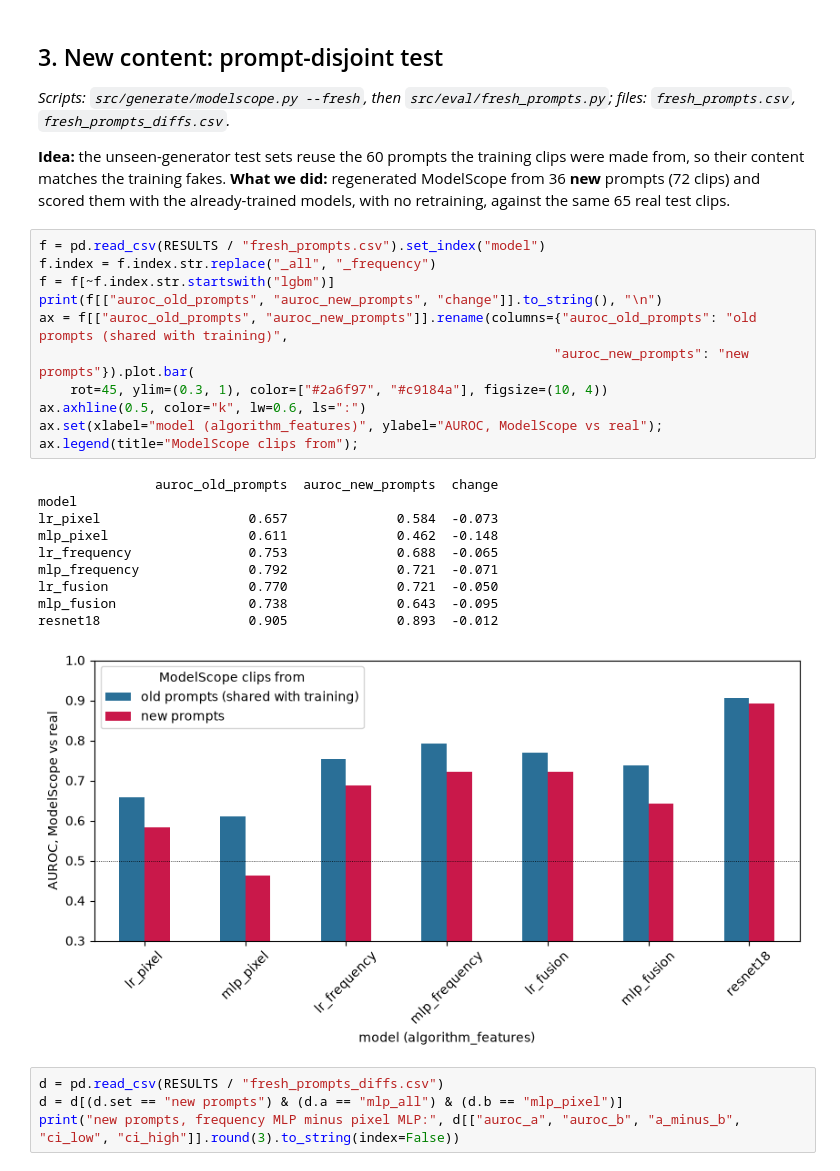
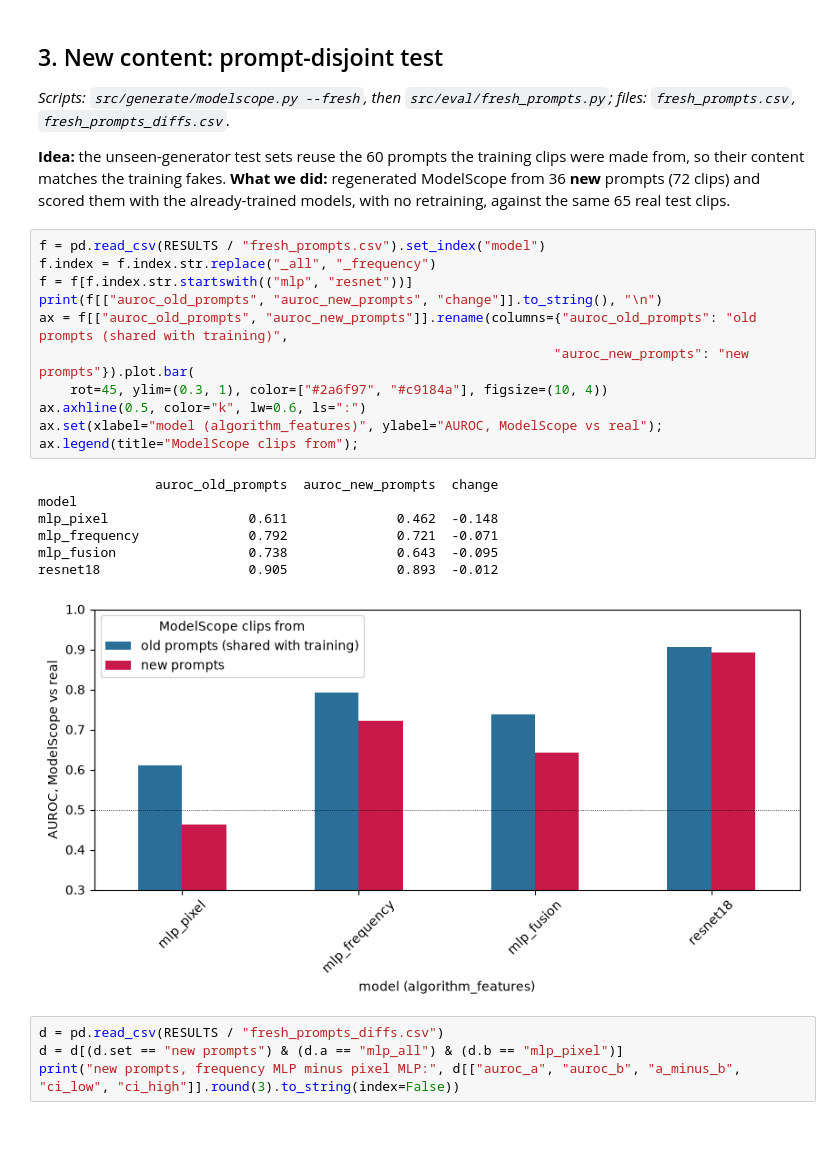
Before and after one commit to Astitva-Garg/Detection-of-AI-Generated-Video-via-Frequency-Domain, a Jupyter notebook: novelty.ipynb, the cells around one changed output. Saved outputs shown, nothing was run; the diff lists cells and outputs as text; blank space fills up the shorter version.

```diff
--- a/novelty.ipynb
+++ b/novelty.ipynb
@@ -81,24 +80,21 @@ mlp_temporal shuffled           0.933          0.795  -0.138
 # %%
 f = pd.read_csv(RESULTS / "fresh_prompts.csv").set_index("model")
 f.index = f.index.str.replace("_all", "_frequency")
-f = f[~f.index.str.startswith("lgbm")]
+f = f[f.index.str.startswith(("mlp", "resnet"))]
 print(f[["auroc_old_prompts", "auroc_new_prompts", "change"]].to_string(), "\n")
 ax = f[["auroc_old_prompts", "auroc_new_prompts"]].rename(columns={"auroc_old_prompts": "old prompts (shared with training)",
                                                                   "auroc_new_prompts": "new prompts"}).plot.bar(
     rot=45, ylim=(0.3, 1), color=["#2a6f97", "#c9184a"], figsize=(10, 4))
 ax.axhline(0.5, color="k", lw=0.6, ls=":")
 ax.set(xlabel="model (algorithm_features)", ylabel="AUROC, ModelScope vs real"); ax.legend(title="ModelScope clips from");
 # %% [output]
                auroc_old_prompts  auroc_new_prompts  change
 model
-lr_pixel                   0.657              0.584  -0.073
 mlp_pixel                  0.611              0.462  -0.148
-lr_frequency               0.753              0.688  -0.065
 mlp_frequency              0.792              0.721  -0.071
-lr_fusion                  0.770              0.721  -0.050
 mlp_fusion                 0.738              0.643  -0.095
 resnet18                   0.905              0.893  -0.012
-[figure, old version]
+[figure, new version]
 # %%
 d = pd.read_csv(RESULTS / "fresh_prompts_diffs.csv")
 d = d[(d.set == "new prompts") & (d.a == "mlp_all") & (d.b == "mlp_pixel")]
```
Also changed, not shown: parts of 4 cells of this notebook.
